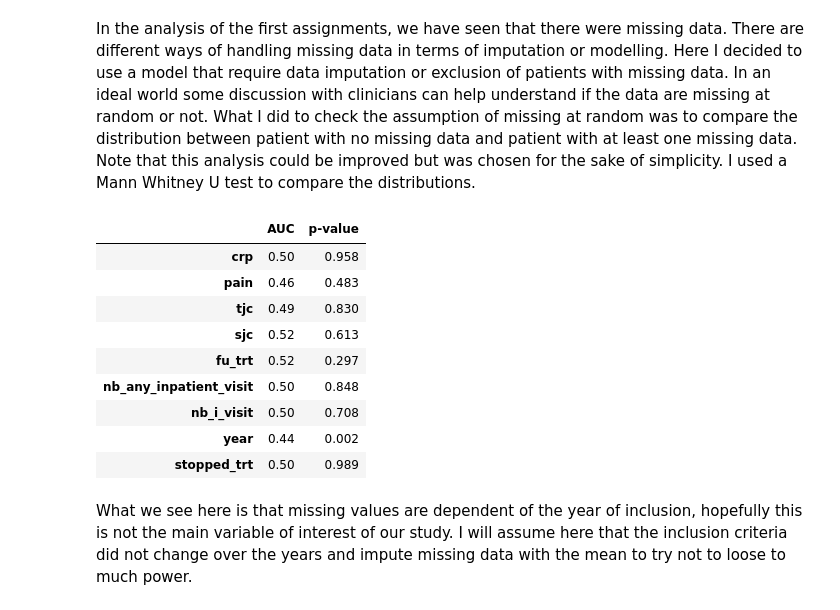
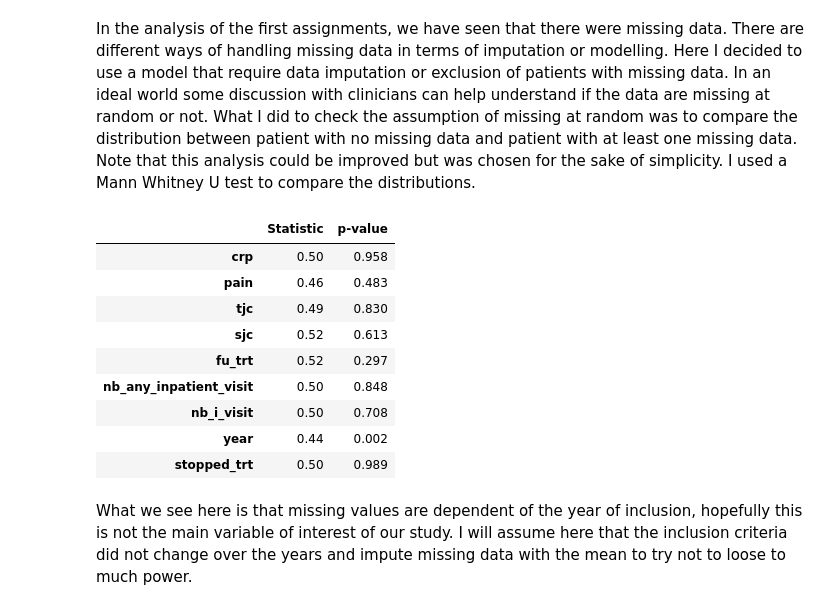
Before and after one commit to JulietteOrtholand/registery_data_test, a Jupyter notebook: assignment_3.ipynb, the cells around one changed output. Saved outputs shown, nothing was run; the diff lists cells and outputs as text; code cells hidden in the pictures.

```diff
--- a/assignment_3.ipynb
+++ b/assignment_3.ipynb
@@ -37,16 +37,16 @@ In the analysis of the first assignments, we have seen that there were missing d
 # %%
 df_clinical["nb_missing"] = df_clinical.isna().sum(axis = 1)
 dict_res = {}
 # For ordial data
 for col in ['crp', 'pain', 'tjc', 'sjc','fu_trt', 'nb_any_inpatient_visit', 'nb_i_visit', "year", 'stopped_trt']:
     u, p_value = mannwhitneyu(df_clinical[df_clinical["nb_missing"]==0][col],
                               df_clinical[df_clinical["nb_missing"]>0][col].dropna())
     u = u/(len(df_clinical[df_clinical["nb_missing"]==0][col])*len(df_clinical[df_clinical["nb_missing"]>0][col].dropna()))
     dict_res[col] = (round(u, 2), round(p_value, 3))
 
-pd.DataFrame(dict_res, index = ['AUC', "p-value"]).T
+pd.DataFrame(dict_res, index = ['Statistic', "p-value"]).T
 # %% [output]
-|  | AUC | p-value |
+|  | Statistic | p-value |
 | crp | 0.50 | 0.958 |
 | pain | 0.46 | 0.483 |
 | tjc | 0.49 | 0.830 |
```
Also changed, not shown: parts of 5 cells of this notebook.
